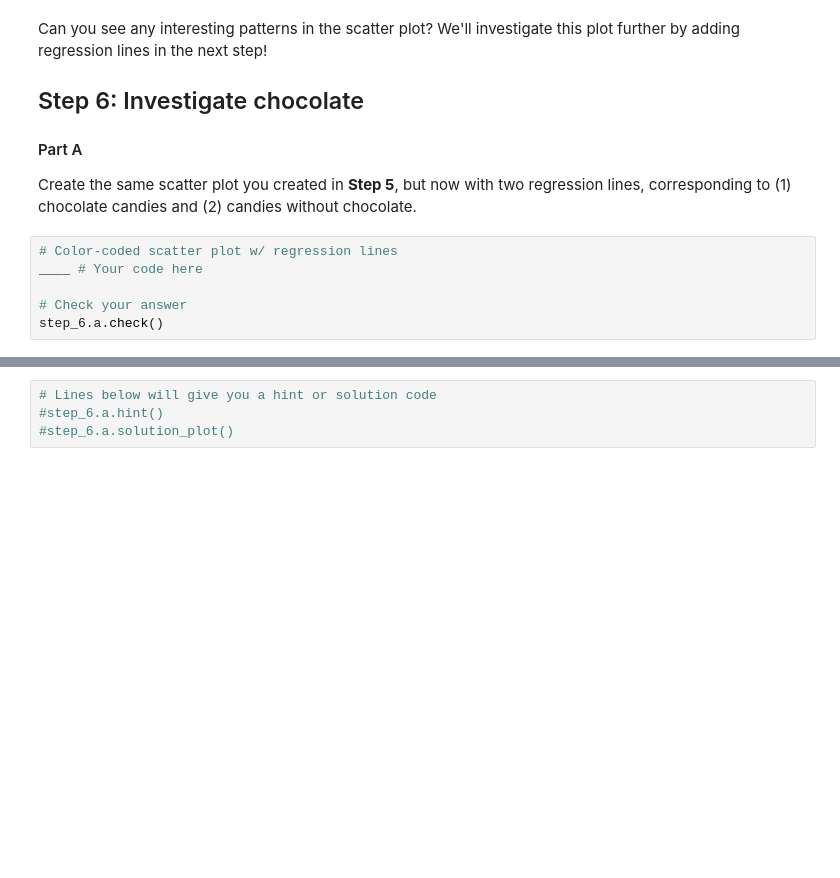
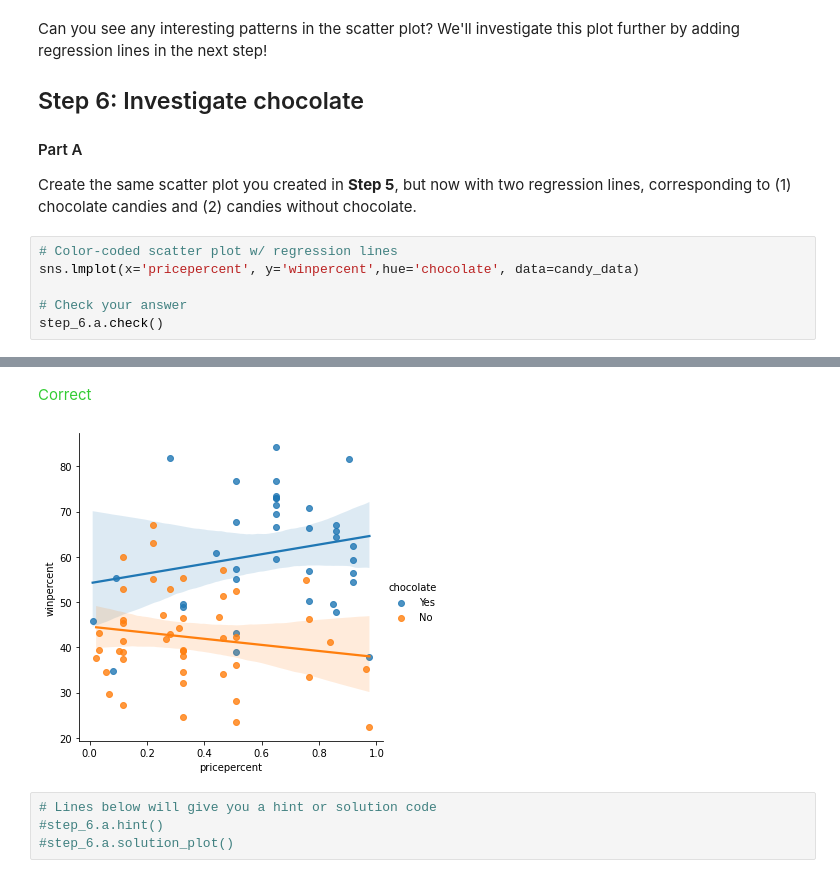
Before and after one commit to prototyyype/kaggle-practice, a Jupyter notebook: data-visualization/exercise-scatter-plots.ipynb, the cells around one changed output, grey strips where cells are left out. Cells and saved outputs as stored; diff of their text form; blank space fills up the shorter version.

Commit message:
Kaggle Notebook | Exercise: Scatter Plots | Version 2

```diff
--- a/data-visualization/exercise-scatter-plots.ipynb
+++ b/data-visualization/exercise-scatter-plots.ipynb
@@ -160,7 +207,8 @@ Can you see any interesting patterns in the scatter plot?  We'll investigate thi
 Create the same scatter plot you created in **Step 5**, but now with two regression lines, corresponding to (1) chocolate candies and (2) candies without chocolate.
 # %%
 # Color-coded scatter plot w/ regression lines
-____ # Your code here
+sns.lmplot(x='pricepercent', y='winpercent',hue='chocolate', data=candy_data)
 
 # Check your answer
 step_6.a.check()
+# %% [output]
@@ -167,3 +216,5 @@ step_6.a.check()
+<span style="color:#33cc33">Correct</span>
+[figure, added]
 # %%
 # Lines below will give you a hint or solution code
 #step_6.a.hint()
```
Also changed, not shown: parts of 21 cells of this notebook.
